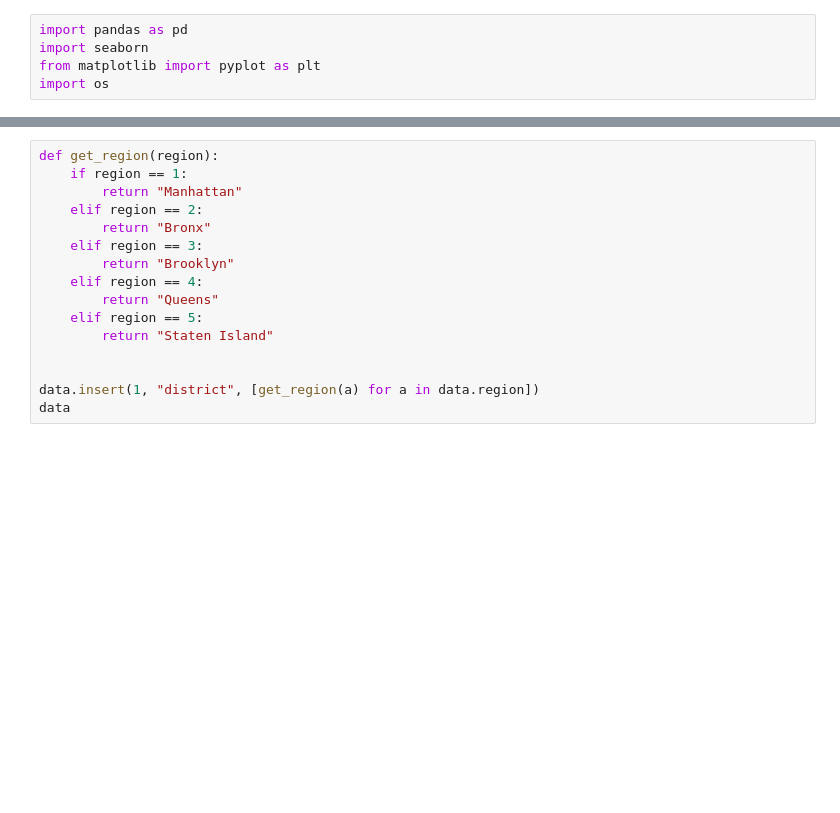
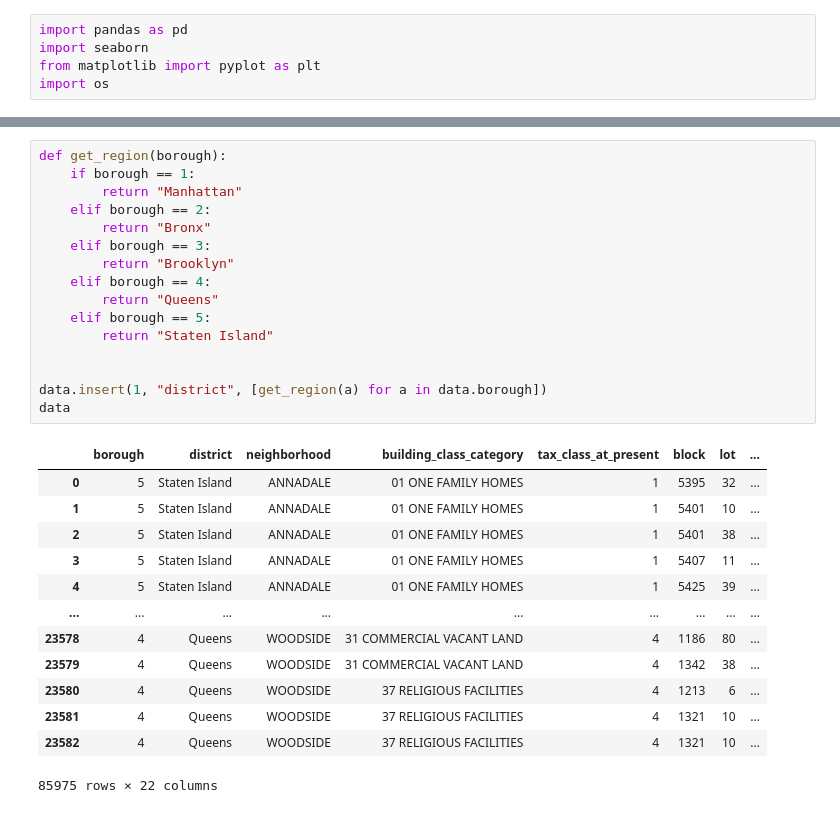
Before and after one commit to Lismanuga/DATAS, a Jupyter notebook: lab2/lab2.ipynb, the cells around one changed output, grey strips where cells are left out. Cells and saved outputs as stored; diff of their text form; blank space fills up the shorter version.

```diff
--- a/lab2/lab2.ipynb
+++ b/lab2/lab2.ipynb
@@ -16,18 +25,32 @@ print(data.columns)
 # %%
-def get_region(region):
-    if region == 1:
+def get_region(borough):
+    if borough == 1:
         return "Manhattan"
-    elif region == 2:
+    elif borough == 2:
         return "Bronx"
-    elif region == 3:
+    elif borough == 3:
         return "Brooklyn"
-    elif region == 4:
+    elif borough == 4:
         return "Queens"
-    elif region == 5:
+    elif borough == 5:
         return "Staten Island"
 
 
-data.insert(1, "district", [get_region(a) for a in data.region])
+data.insert(1, "district", [get_region(a) for a in data.borough])
 data
+# %% [output]
+|  | borough | district | neighborhood | building_class_category | tax_class_at_present | block | lot | ... |
+| 0 | 5 | Staten Island | ANNADALE | 01 ONE FAMILY HOMES | 1 | 5395 | 32 | ... |
+| 1 | 5 | Staten Island | ANNADALE | 01 ONE FAMILY HOMES | 1 | 5401 | 10 | ... |
+| 2 | 5 | Staten Island | ANNADALE | 01 ONE FAMILY HOMES | 1 | 5401 | 38 | ... |
+| 3 | 5 | Staten Island | ANNADALE | 01 ONE FAMILY HOMES | 1 | 5407 | 11 | ... |
+| 4 | 5 | Staten Island | ANNADALE | 01 ONE FAMILY HOMES | 1 | 5425 | 39 | ... |
+| ... | ... | ... | ... | ... | ... | ... | ... | ... |
+| 23578 | 4 | Queens | WOODSIDE | 31 COMMERCIAL VACANT LAND | 4 | 1186 | 80 | ... |
+| 23579 | 4 | Queens | WOODSIDE | 31 COMMERCIAL VACANT LAND | 4 | 1342 | 38 | ... |
+| 23580 | 4 | Queens | WOODSIDE | 37 RELIGIOUS FACILITIES | 4 | 1213 | 6 | ... |
+| 23581 | 4 | Queens | WOODSIDE | 37 RELIGIOUS FACILITIES | 4 | 1321 | 10 | ... |
+| 23582 | 4 | Queens | WOODSIDE | 37 RELIGIOUS FACILITIES | 4 | 1321 | 10 | ... |
+85975 rows × 22 columns
 # %%
 data.info()
```
Also changed, not shown: parts of 9 cells of this notebook, 2 other files.
